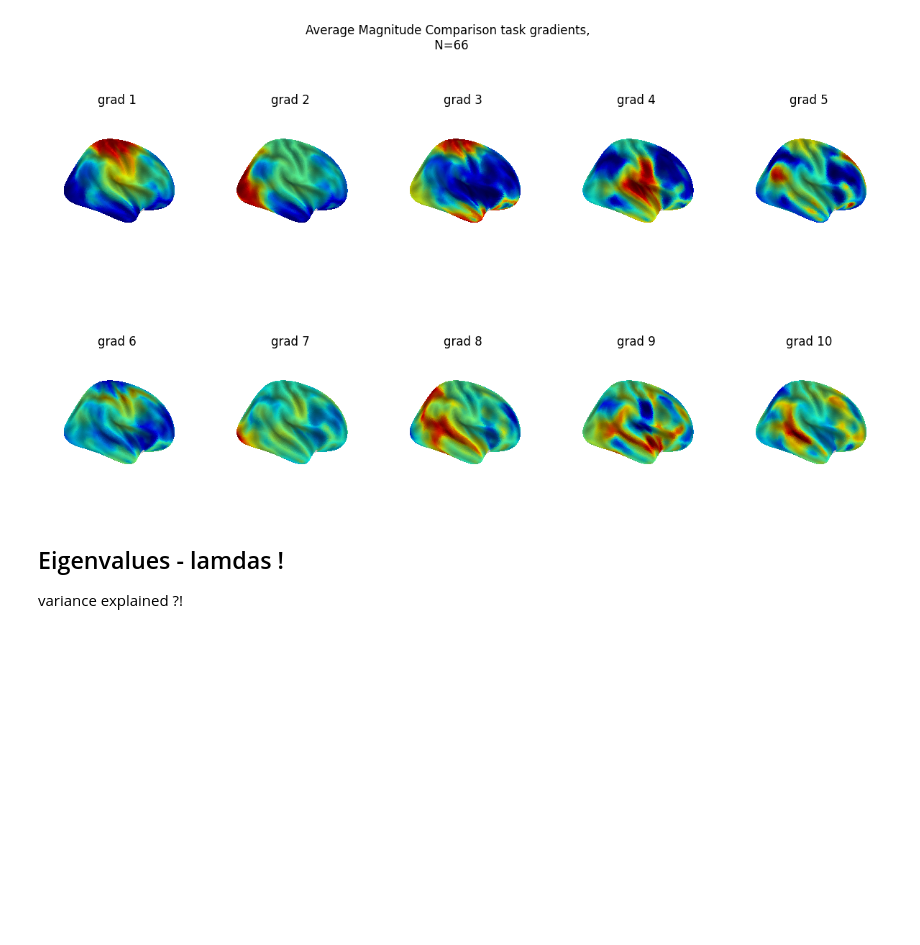
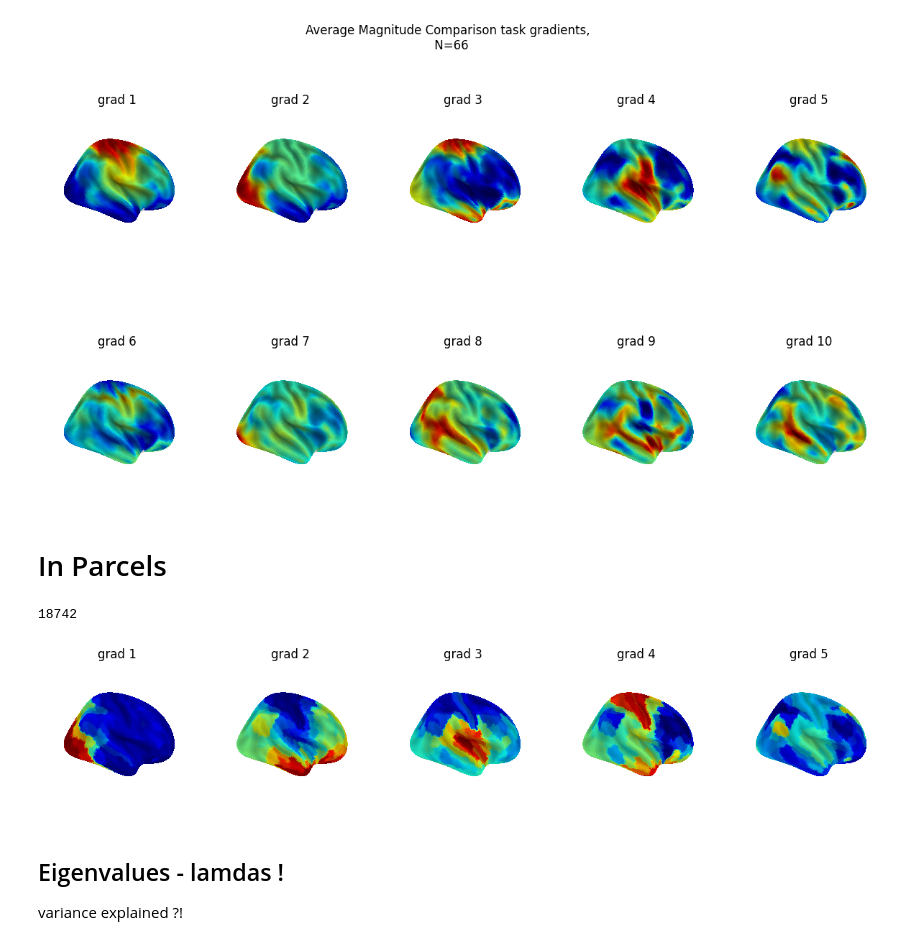
Before and after one commit to mrenke/numrisk, a Jupyter notebook: numrisk/fmri_analysis/gradients/vis_gradients.ipynb, the cells around one changed output. Saved outputs shown, nothing was run; the diff lists cells and outputs as text; code cells hidden in the pictures; blank space fills up the shorter version.

```diff
--- a/numrisk/fmri_analysis/gradients/vis_gradients.ipynb
+++ b/numrisk/fmri_analysis/gradients/vis_gradients.ipynb
@@ -88,6 +83,44 @@ figure.suptitle('Average Magnitude Comparison task gradients, \n N=66')
 plt.savefig(op.join(bids_folder,'plots_and_ims','avMagCompTask_gradients-N10.pdf'),bbox='tight')
 # %% [output]
 [figure]
+# %% [markdown]
+# In Parcels
+# %%
+from utils import get_glasser_parcels
+from brainspace.utils.parcellation import map_to_labels
+
+gms = np.load(op.join(source_dir,f'gradients_av_glasserParcel_group-All.npy'),).T
+
+space = 'fsaverage5'
+mask, labeling = get_glasser_parcels(space = space )
+print(mask.sum())
+
+grad = [None] * 10
+for i, g in enumerate(gms): # unaligned
+    grad[i] = map_to_labels(g, labeling, mask=mask, fill=np.nan)
+# %% [output]
+18742
+# %%
+from  nilearn.datasets import fetch_surf_fsaverage
+import nilearn.plotting as nplt
+import matplotlib.pyplot as plt
+
+fsaverage = fetch_surf_fsaverage(space)
+side_view = 'medial'
+cmap = 'jet'
+n_comp = 5
+figure, axes = plt.subplots(nrows=1, ncols=n_comp,figsize = (15,4), subplot_kw=dict(projection='3d'))
+
+for i in range(0,n_comp):
+    gm = np.split(grad[i],2) # for i, hemi in enumerate(['L', 'R']): --> left first
+    gm_r = gm[1]
+
+    nplt.plot_surf(surf_mesh= fsaverage.infl_right, surf_map= gm_r, # infl_right # pial_right
+                view= side_view,cmap=cmap, colorbar=False,  # sub-{sub}, title=f'grad {i+1}',
+                bg_map=fsaverage.sulc_right, bg_on_data=True,darkness=0.5 ,axes=axes[i]) #
+    axes[i].set(title=f'grad {i+1}')
+# %% [output]
+[figure, added]
 # %% [markdown]
 ## Eigenvalues - lamdas !
 
```
Also changed, not shown: parts of 12 cells of this notebook, 8 other files.
